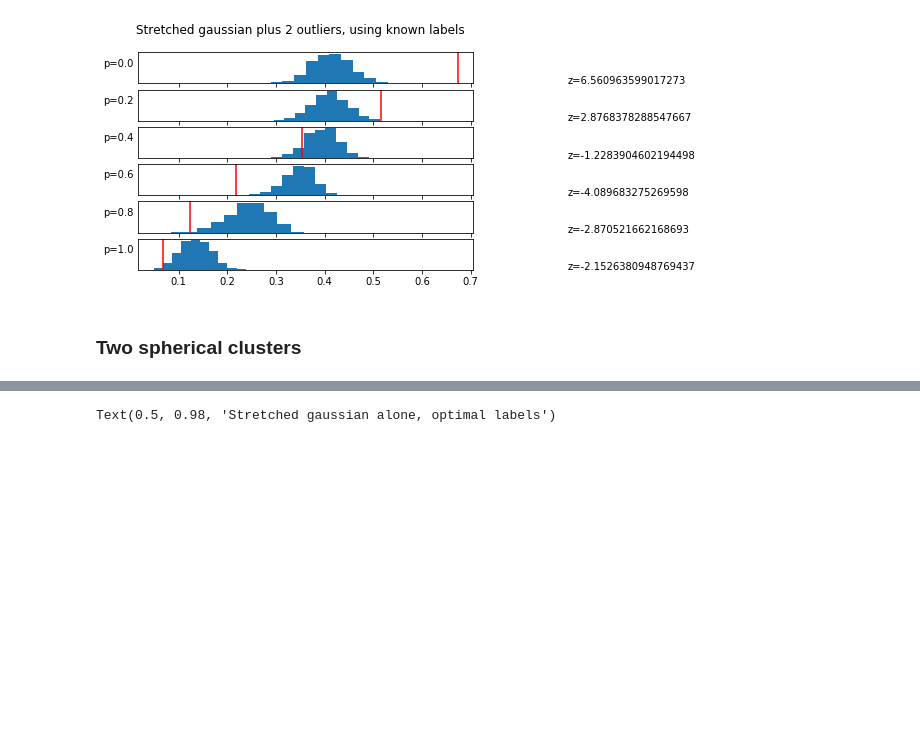
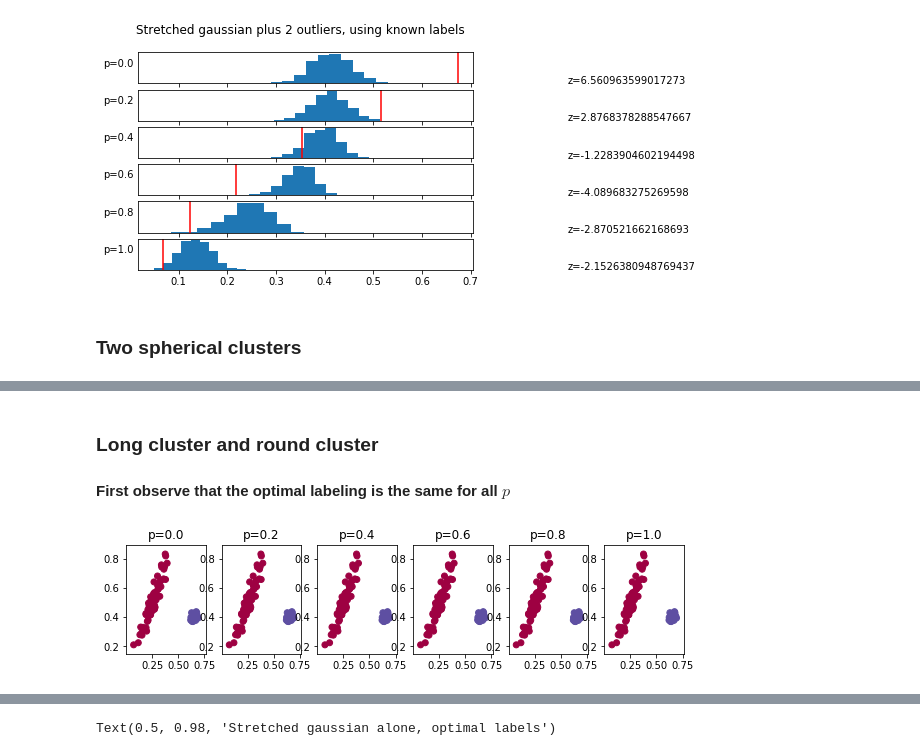
Before and after one commit to thomaskeefe/sigclust, a Jupyter notebook: average_k_means.ipynb, the cells around one changed output, grey strips where cells are left out. Saved outputs shown, nothing was run; the diff lists cells and outputs as text; code cells hidden in the pictures; blank space fills up the shorter version.

Commit message:
Add examples to average_k_means.ipynb

```diff
--- a/average_k_means.ipynb
+++ b/average_k_means.ipynb
@@ -409,0 +410,20 @@ Text(0.5, 0.98, 'Two spherical clusters, using known labels')
+# %% [markdown]
+### Long cluster and round cluster
+
+#### First observe that the optimal labeling is the same for all $p$
+# %%
+long_cluster_and_round_cluster = toy[toy['label'].isin([1,2])]
+# %%
+clusterers = [sigclust.Avg2Means() for i in range(6)]
+for i, c in enumerate(clusterers):
+    p = i/5
+    c.fit(long_cluster_and_round_cluster[['x1','x2']].values, p)
+# %%
+fig, axs = plt.subplots(1,6, figsize=(10,2))
+for i,c in enumerate(clusterers):
+    ax = axs[i]
+    ax.set_title(f"p={i/5}")
+    labels = c.labels
+    ax.scatter(long_cluster_and_round_cluster['x1'], long_cluster_and_round_cluster['x2'], c=labels, cmap='Spectral')
+# %% [output]
+[figure, added]
```
Also changed, not shown: parts of 20 cells of this notebook.
